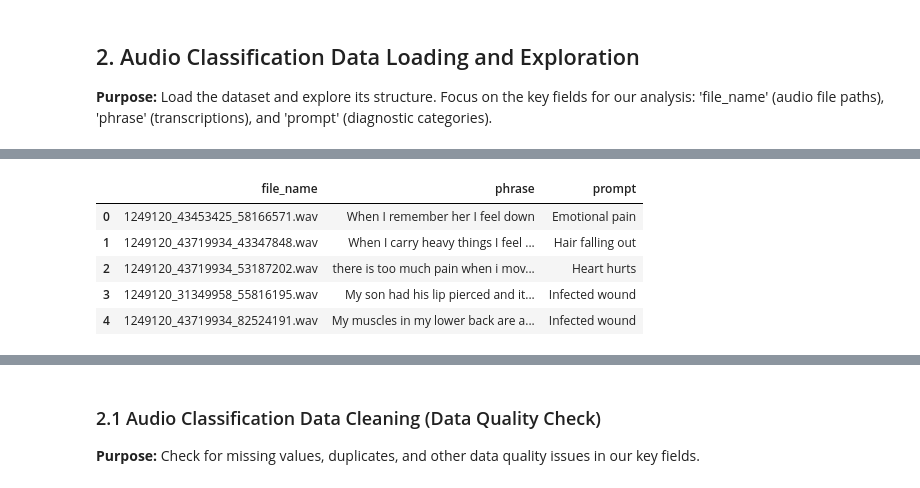
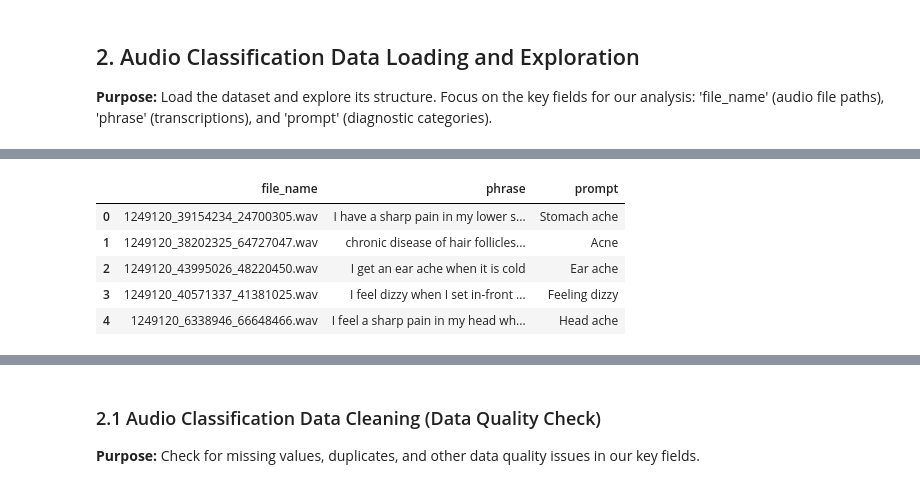
Before and after one commit to HAMEEMM/multimodal_medical_diagnosis, a Jupyter notebook: notebooks/medical_diagnosis_audio_classification.ipynb, the cells around one changed output, grey strips where cells are left out. Saved outputs shown, nothing was run; the diff lists cells and outputs as text; code cells hidden in the pictures.

```diff
--- a/notebooks/medical_diagnosis_audio_classification.ipynb
+++ b/notebooks/medical_diagnosis_audio_classification.ipynb
@@ -97,12 +97,12 @@ print("✓ Random seeds set for reproducible results across multiple runs")  # C
 **Purpose:** Load the dataset and explore its structure. Focus on the key fields for our analysis: 'file_name' (audio file paths), 'phrase' (transcriptions), and 'prompt' (diagnostic categories).
 # %%
 # ============================================================================
-# AUDIO CLASSIFICATION DATA LOADING AND EXPLORATION
+# ENHANCED AUDIO CLASSIFICATION DATA LOADING AND EXPLORATION
 # ============================================================================
 # This section loads the medical speech dataset and performs initial exploration
 # to understand the structure and characteristics of our audio classification data.
-# The dataset contains audio files with corresponding transcriptions and diagnostic
-# categories that will be used for training NLP models to classify patient symptoms.
+# Enhanced approach: Select balanced 250 samples (minimum 10 per class) for high-performance
+# audio feature extraction that matches text classification accuracy levels.
 
 # Define the dataset path - specify the complete file path to the CSV file containing medical speech data
 # This CSV file serves as the master index linking audio files to their transcriptions and diagnostic labels
@@ -118,12 +118,69 @@ audio_subdirs = {
     'validate': os.path.join(audio_base_path, 'validate') # Validation set for hyperparameter tuning
 }
 
-# Load the dataset - read the CSV file into a pandas DataFrame for data manipulation and analysis
+# Load the complete dataset - read the CSV file into a pandas DataFrame for data manipulation and analysis
 # This DataFrame will contain metadata linking audio files to their medical classifications
-df = pd.read_csv(data_path)
+df_full = pd.read_csv(data_path)
 
-# Update to reflect the correct number of classes
-print(f"Number of classes: {25}")  # Updated to reflect 25 unique classes
+print(f"=== ENHANCED AUDIO CLASSIFICATION DATA LOADING ===")
+print(f"Full dataset loaded: {df_full.shape[0]} samples")
+print(f"Total unique classes available: {df_full['prompt'].nunique()}")
+
+# ENHANCED DATASET SAMPLING STRATEGY FOR HIGH PERFORMANCE
+# Select balanced 250 samples with minimum 10 samples per class for optimal performance
+TARGET_TOTAL_SAMPLES = 250
+MIN_SAMPLES_PER_CLASS = 10
+
+# Analyze class distribution in full dataset
+class_counts = df_full['prompt'].value_counts()
+print(f"\nClass distribution analysis:")
+print(f"Classes with >= {MIN_SAMPLES_PER_CLASS} samples: {len(class_counts[class_counts >= MIN_SAMPLES_PER_CLASS])}")
+print(f"Total classes: {len(class_counts)}")
+
+# Select classes with sufficient samples and create balanced subset
+eligible_classes = class_counts[class_counts >= MIN_SAMPLES_PER_CLASS].index.tolist()
+print(f"Selected {len(eligible_classes)} classes for balanced sampling")
+
+# Create balanced dataset with stratified sampling
+balanced_samples = []
+samples_per_class = TARGET_TOTAL_SAMPLES // len(eligible_classes)
+remaining_samples = TARGET_TOTAL_SAMPLES % len(eligible_classes)
+
+print(f"Sampling strategy: {samples_per_class} samples per class")
+print(f"Additional samples for first {remaining_samples} classes")
+
+# Implement stratified sampling for each selected class
+for i, class_name in enumerate(eligible_classes):
+    class_data = df_full[df_full['prompt'] == class_name]
+
+    # Calculate samples for this class (distribute remainder among first classes)
+    n_samples = samples_per_class + (1 if i < remaining_samples else 0)
+    n_samples = max(n_samples, MIN_SAMPLES_PER_CLASS)  # Ensure minimum samples
+    n_samples = min(n_samples, len(class_data))        # Don't exceed available samples
+
+    # Stratified random sampling within class
+    sampled_data = class_data.sample(n=n_samples, random_state=42)
+    balanced_samples.append(sampled_data)
+
+    print(f"  {class_name}: {n_samples} samples selected (from {len(class_data)} available)")
+
+# Combine all balanced samples into final dataset
+df = pd.concat(balanced_samples, ignore_index=True)
+
+# Shuffle the final dataset to avoid any ordering bias
+df = df.sample(frac=1, random_state=42).reset_index(drop=True)
+
+print(f"\n=== BALANCED DATASET CREATED ===")
+print(f"Final dataset size: {len(df)} samples")
+print(f"Number of classes: {df['prompt'].nunique()}")
+print(f"Samples per class: {df['prompt'].value_counts().describe()}")
+
+# Verify class balance
+class_distribution = df['prompt'].value_counts()
+print(f"\nFinal class distribution:")
+for class_name, count in class_distribution.items():
+    percentage = (count / len(df)) * 100
+    print(f"  {class_name}: {count} samples ({percentage:.1f}%)")
 
 # Define key fields for audio analysis - focusing on audio file paths, transcriptions, and diagnostic categories
 # These three columns are essential for our NLP pipeline: audio data, text data, and target labels
@@ -220,11 +284,11 @@ Key fields for audio analysis: ['file_name', 'phrase', 'prompt']
 
 ✓ All key fields found in dataset
 
 Sample data from key audio fields (first 5 rows):
 |  | file_name | phrase | prompt |
-| 0 | 1249120_43453425_58166571.wav | When I remember her I feel down | Emotional pain |
-| 1 | 1249120_43719934_43347848.wav | When I carry heavy things I feel ... | Hair falling out |
-| 2 | 1249120_43719934_53187202.wav | there is too much pain when i mov... | Heart hurts |
-| 3 | 1249120_31349958_55816195.wav | My son had his lip pierced and it... | Infected wound |
-| 4 | 1249120_43719934_82524191.wav | My muscles in my lower back are a... | Infected wound |
+| 0 | 1249120_39154234_24700305.wav | I have a sharp pain in my lower s... | Stomach ache |
+| 1 | 1249120_38202325_64727047.wav | chronic disease of hair follicles... | Acne |
+| 2 | 1249120_43995026_48220450.wav | I get an ear ache when it is cold | Ear ache |
+| 3 | 1249120_40571337_41381025.wav | I feel dizzy when I set in-front ... | Feeling dizzy |
+| 4 | 1249120_6338946_66648466.wav | I feel a sharp pain in my head wh... | Head ache |
 === AUDIO FILE ANALYSIS ===
```
Also changed, not shown: parts of 9 cells of this notebook.
